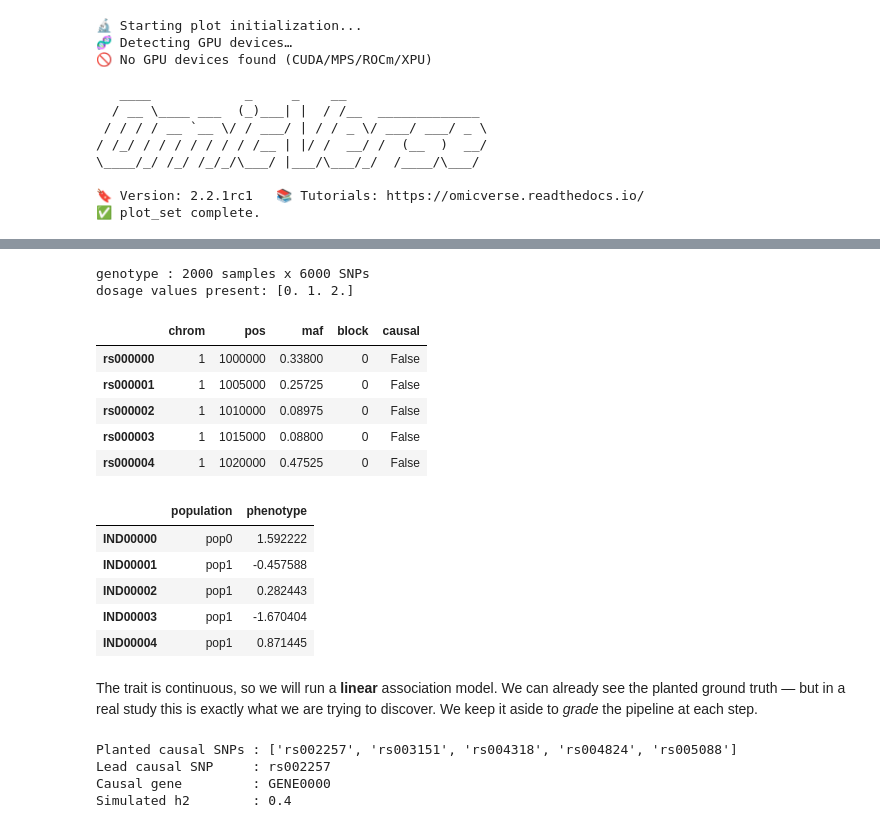
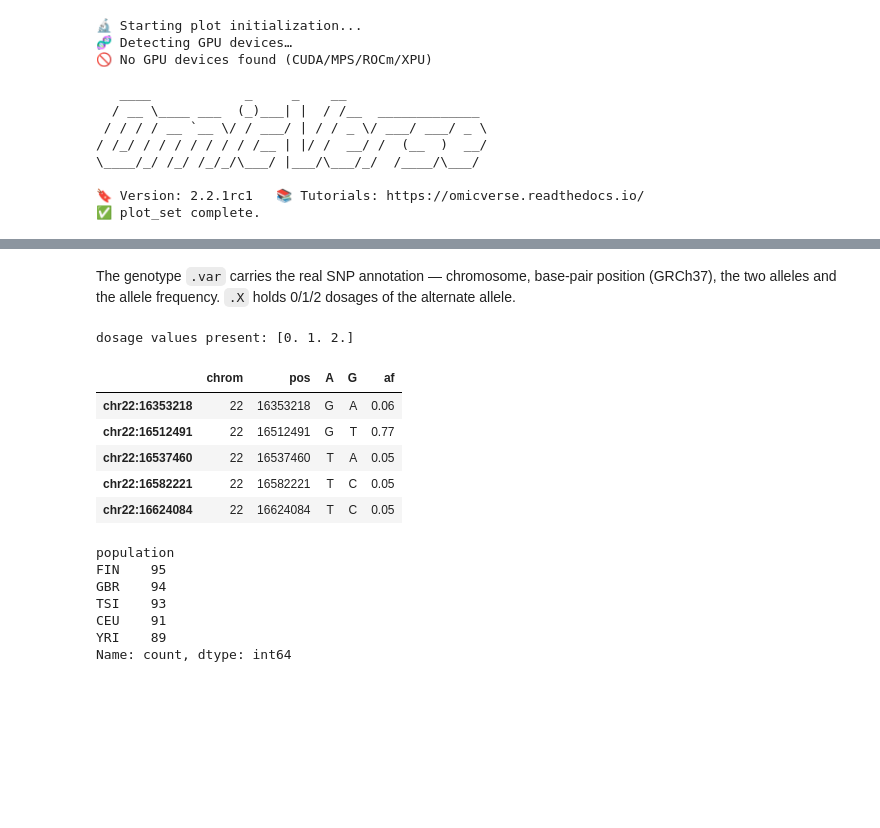
Before and after one commit to DBinary/omicverse-tutorials, a Jupyter notebook: docs/Tutorials-genetics/t_genetics_01_gwas_pipeline.ipynb, the cells around one changed output, grey strips where cells are left out. Drawn from its saved outputs; the diff is of its cells as text; code cells hidden in the pictures; blank space fills up the shorter version.

```diff
--- a/docs/Tutorials-genetics/t_genetics_01_gwas_pipeline.ipynb
+++ b/docs/Tutorials-genetics/t_genetics_01_gwas_pipeline.ipynb
@@ -118,0 +106,6 @@ carries the per-sample phenotype and a subpopulation label.
+# %%
+geno = ov.datasets.geuvadis_genotype()
+expr = ov.datasets.geuvadis_expression()
+print(f"genotype  : {geno.n_obs} individuals x {geno.n_vars} SNPs")
+print(f"expression: {expr.n_obs} individuals x {expr.n_vars} genes")
+print(f"same individuals, same order: {(geno.obs_names == expr.obs_names).all()}")
@@ -119,41 +120,26 @@ carries the per-sample phenotype and a subpopulation label.
+# %% [markdown]
+The genotype `.var` carries the real SNP annotation — chromosome,
+base-pair position (GRCh37), the two alleles and the allele frequency.
+`.X` holds 0/1/2 dosages of the alternate allele.
 # %%
-geno = study.genotype
-pheno = study.phenotype
-print(f"genotype : {geno.n_obs} samples x {geno.n_vars} SNPs")
 print(f"dosage values present: {np.unique(geno.X)}")
 geno.var.head()
 # %% [output]
-genotype : 2000 samples x 6000 SNPs
 dosage values present: [0. 1. 2.]
-|  | chrom | pos | maf | block | causal |
-| rs000000 | 1 | 1000000 | 0.33800 | 0 | False |
-| rs000001 | 1 | 1005000 | 0.25725 | 0 | False |
-| rs000002 | 1 | 1010000 | 0.08975 | 0 | False |
-| rs000003 | 1 | 1015000 | 0.08800 | 0 | False |
-| rs000004 | 1 | 1020000 | 0.47525 | 0 | False |
+|  | chrom | pos | A | G | af |
+| chr22:16353218 | 22 | 16353218 | G | A | 0.06 |
+| chr22:16512491 | 22 | 16512491 | G | T | 0.77 |
+| chr22:16537460 | 22 | 16537460 | T | A | 0.05 |
+| chr22:16582221 | 22 | 16582221 | T | C | 0.05 |
+| chr22:16624084 | 22 | 16624084 | T | C | 0.05 |
-# %%
-# Sample metadata: the trait and the (latent) subpopulation label.
-geno.obs.head()
-# %% [output]
-|  | population | phenotype |
-| IND00000 | pop0 | 1.592222 |
-| IND00001 | pop1 | -0.457588 |
-| IND00002 | pop1 | 0.282443 |
-| IND00003 | pop1 | -1.670404 |
-| IND00004 | pop1 | 0.871445 |
-# %% [markdown]
-The trait is continuous, so we will run a **linear** association model.
-We can already see the planted ground truth — but in a real study this is
-exactly what we are trying to discover. We keep it aside to *grade* the
-pipeline at each step.
-# %%
-truth = study.truth
-print("Planted causal SNPs :", truth["causal_snps"])
-print("Lead causal SNP     :", truth["lead_causal_snp"])
-print("Causal gene         :", truth["causal_gene"])
-print("Simulated h2        :", study.params["h2"])
-# %% [output]
-Planted causal SNPs : ['rs002257', 'rs003151', 'rs004318', 'rs004824', 'rs005088']
-Lead causal SNP     : rs002257
-Causal gene         : GENE0000
-Simulated h2        : 0.4
+# %%
+# The real 1000 Genomes population labels — this is the cohort structure.
+geno.obs["population"].value_counts()
+# %% [output]
+population
+FIN    95
+GBR    94
+TSI    93
+CEU    91
+YRI    89
+Name: count, dtype: int64
```
Also changed, not shown: parts of 75 cells of this notebook, 2 other files.
